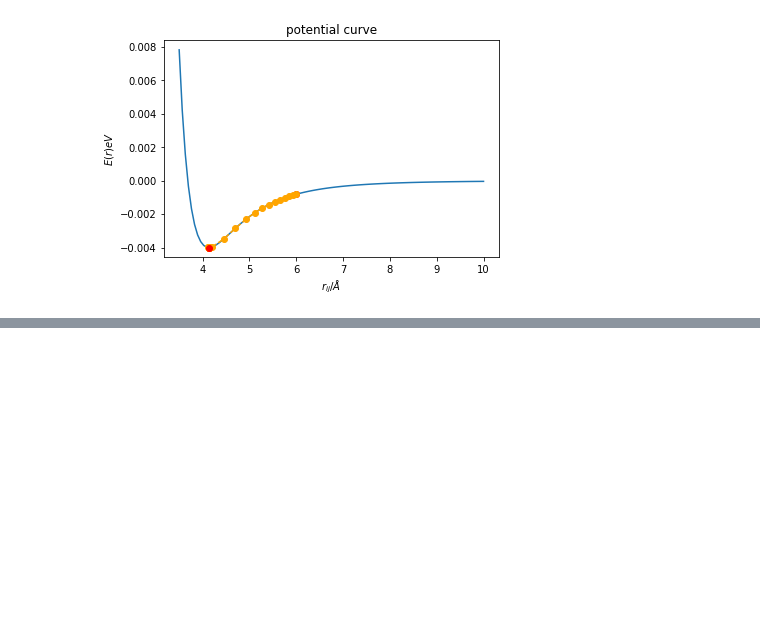
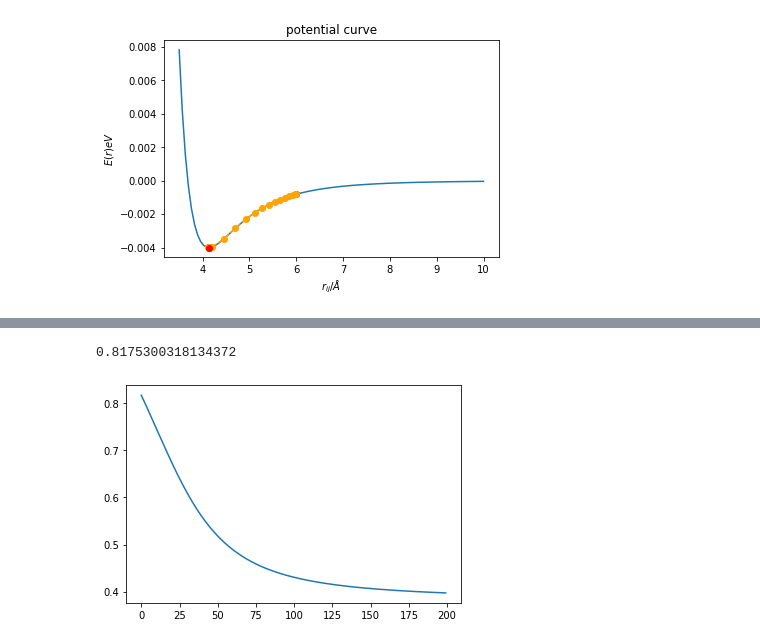
Before and after one commit to elhamng/assignments, a Jupyter notebook: dl/machine-learning-for-physicists/W2_DL_GD.ipynb, the cells around one changed output, grey strips where cells are left out. Saved outputs shown, nothing was run; the diff lists cells and outputs as text; code cells hidden in the pictures; blank space fills up the shorter version.

```diff
--- a/dl/machine-learning-for-physicists/W2_DL_GD.ipynb
+++ b/dl/machine-learning-for-physicists/W2_DL_GD.ipynb
@@ -193,0 +290,11 @@ https://towardsdatascience.com/complete-step-by-step-gradient-descent-algorithm-
+# %%
+# set up all the weights and biases
+
+NumLayers=3 # does not count input-layer (but does count output)
+LayerSizes=[2,20,30,1] # input-layer,hidden-1,hidden-2,...,output-layer
+
+# initialize random weights and biases for all layers (except input of course)
+Weights=[random.uniform(low=-1,high=+1,size=[ LayerSizes[j],LayerSizes[j+1] ]) for j in range(NumLayers)]
+Biases=[random.uniform(low=-1,high=+1,size=LayerSizes[j+1]) for j in range(NumLayers)]
+# define the batchsize
+batchsize=100
@@ -193,0 +308,25 @@ https://towardsdatascience.com/complete-step-by-step-gradient-descent-algorithm-
+# %%
+y_in=random.uniform(low=-1,high=+1,size=[batchsize,LayerSizes[0]])
+y_target=random.uniform(low=-1,high=+1,size=[batchsize,LayerSizes[-1]])
+# %%
+# one training step:
+train_net(y_in,y_target,.0001) # returns cost function value
+# %% [output]
+0.8175300318134372
+# %%
+eta=0.001
+batches=200
+
+costs=zeros(batches) # array to store the costs
+
+for k in range(batches):
+    costs[k]=train_net(y_in,y_target,eta)
+# %%
+# this will show a very simple decrease, because
+# we are not yet stochastically sampling inputs
+# (it is always the SAME input! so the network
+# only becomes good for that input)
+plt.plot(costs)
+plt.show()
+# %% [output]
+[figure, added]
```
Also changed, not shown: parts of 25 cells of this notebook.
